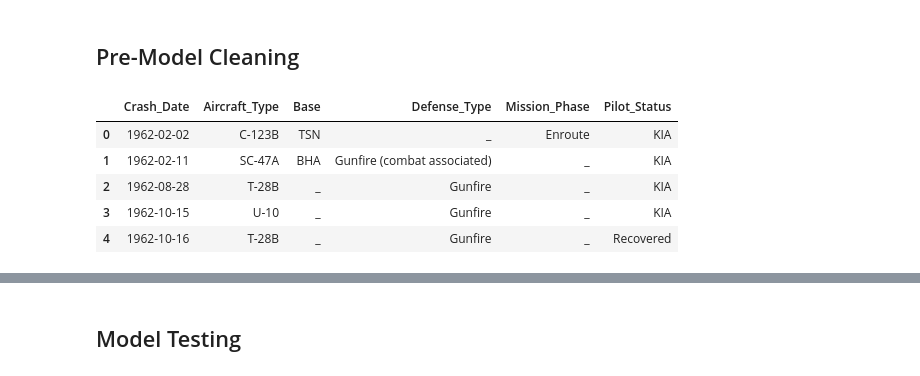
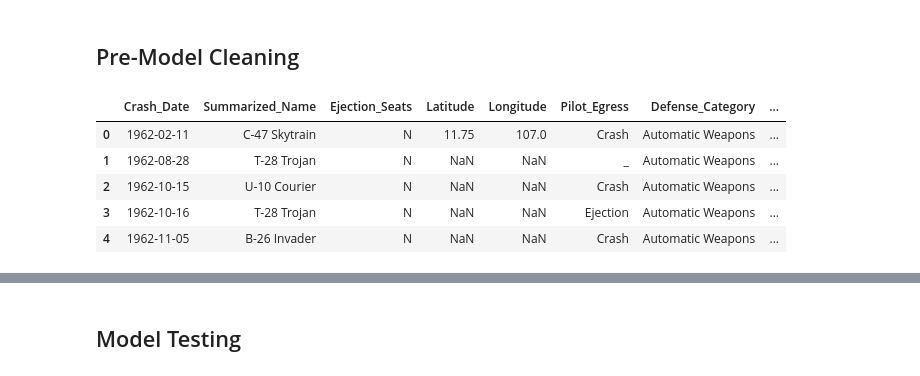
Before and after one commit to MichaelG-B/Capstone_Project, a Jupyter notebook: Capstone Project/Machine Learning/draftml_modle.ipynb, the cells around one changed output, grey strips where cells are left out. Saved outputs shown, nothing was run; the diff lists cells and outputs as text; code cells hidden in the pictures.

```diff
--- a/Capstone Project/Machine Learning/draftml_modle.ipynb
+++ b/Capstone Project/Machine Learning/draftml_modle.ipynb
@@ -34,7 +34,7 @@ from collections import Counter
 # Posgres Connection
 
 engine = pg.connect("dbname='Capstone_Project' user='postgres' host='127.0.0.1' port='5432' password='samboest'")
-usaf_df = pd.read_sql("select * from usaf_table", con=engine)
+usaf_df = pd.read_sql("select * from usaf_complete", con=engine)
 
 # Confirming the dataframe was created.
 usaf_df.head()
@@ -49,15 +71,15 @@ usaf_df.head()
 # %% [markdown]
 ## Pre-Model Cleaning
 # %%
-# Capture capture variables for model".
+# Capture capture variables for model.
 
-usaf_df_model = usaf_df.filter(['Crash_Date','Aircraft_Type','Base', 'Defense_Type', 'Mission_Phase', 'Pilot_Status'], axis=1)
+usaf_df_model = usaf_df.filter(['Crash_Date','Summarized_Name','Ejection_Seats','Latitude', 'Longitude', 'Pilot_Egress','Defense_Category', 'Pilot_Status'], axis=1)
 
 usaf_df_model.head()
 # %% [output]
-|  | Crash_Date | Aircraft_Type | Base | Defense_Type | Mission_Phase | Pilot_Status |
-| 0 | 1962-02-02 | C-123B | TSN | _ | Enroute | KIA |
-| 1 | 1962-02-11 | SC-47A | BHA | Gunfire (combat associated) | _ | KIA |
-| 2 | 1962-08-28 | T-28B | _ | Gunfire | _ | KIA |
-| 3 | 1962-10-15 | U-10 | _ | Gunfire | _ | KIA |
-| 4 | 1962-10-16 | T-28B | _ | Gunfire | _ | Recovered |
+|  | Crash_Date | Summarized_Name | Ejection_Seats | Latitude | Longitude | Pilot_Egress | Defense_Category | ... |
+| 0 | 1962-02-11 | C-47 Skytrain | N | 11.75 | 107.0 | Crash | Automatic Weapons | ... |
+| 1 | 1962-08-28 | T-28 Trojan | N | NaN | NaN | _ | Automatic Weapons | ... |
+| 2 | 1962-10-15 | U-10 Courier | N | NaN | NaN | Crash | Automatic Weapons | ... |
+| 3 | 1962-10-16 | T-28 Trojan | N | NaN | NaN | Ejection | Automatic Weapons | ... |
+| 4 | 1962-11-05 | B-26 Invader | N | NaN | NaN | Crash | Automatic Weapons | ... |
```
Also changed, not shown: parts of 24 cells of this notebook, 1 other file.
